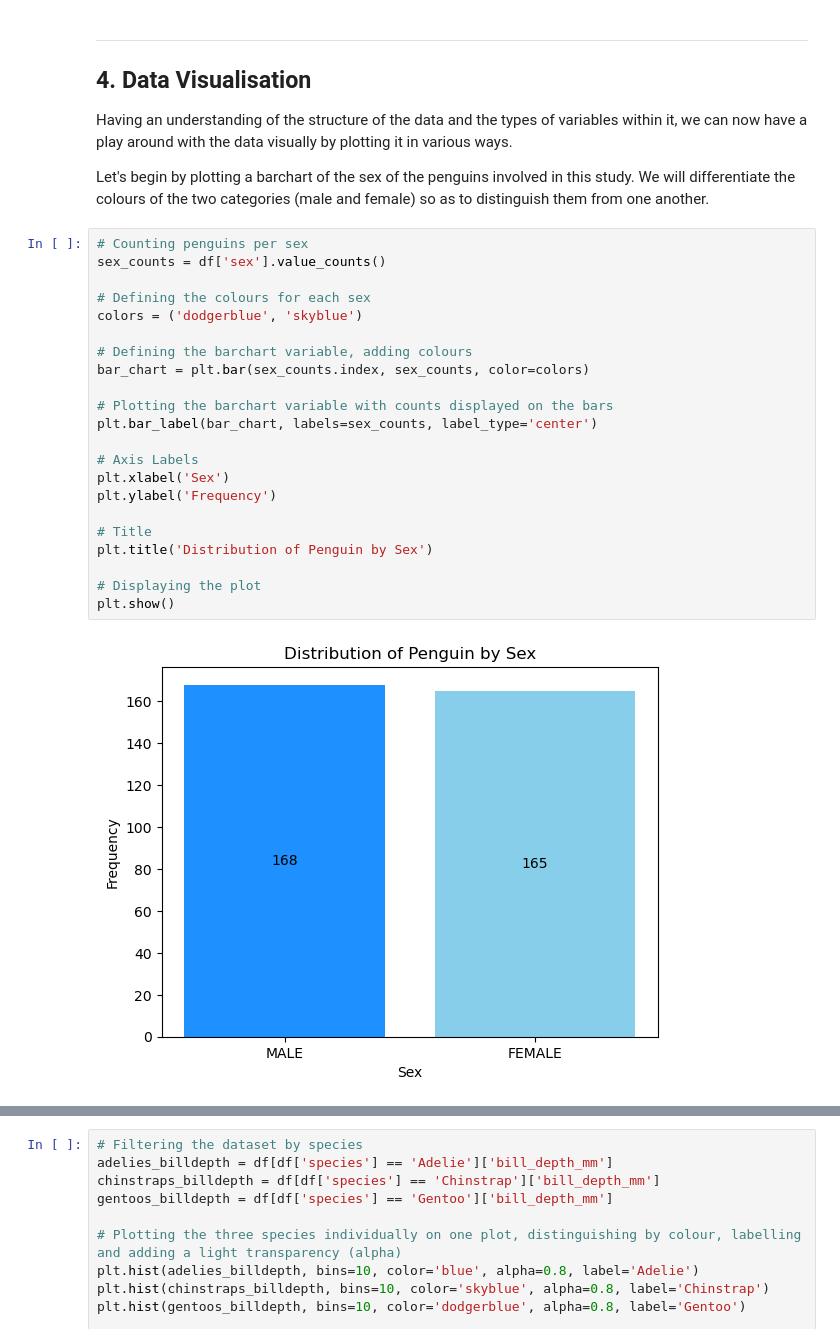
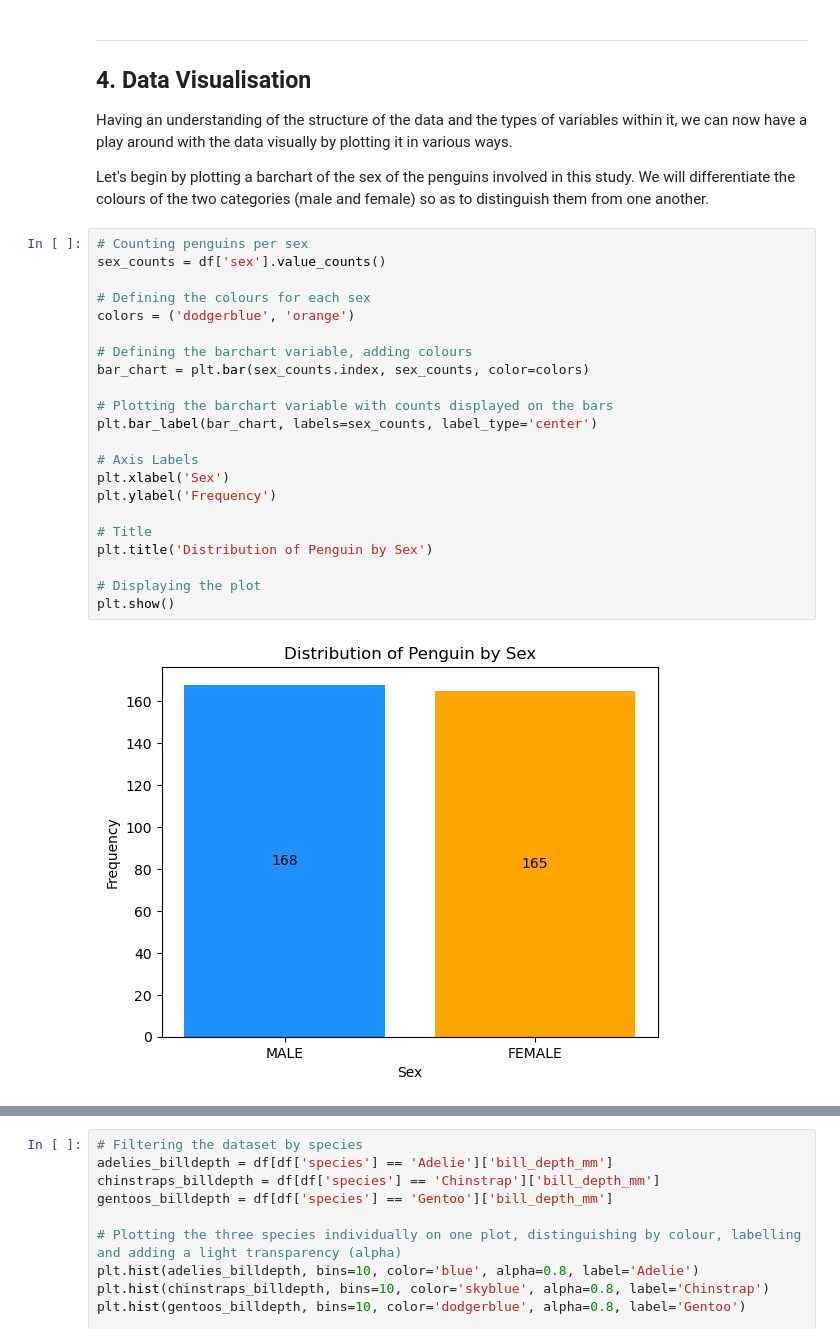
Before and after one commit to pcahillgit/principles-of-data-analytics, a Jupyter notebook: penguins.ipynb, the cells around one changed output, grey strips where cells are left out. Drawn from its saved outputs; the diff is of its cells as text.

Commit message:
using orange in plots with blue (high contrast), adding to analysis of each plot (commenting on significance)

```diff
--- a/penguins.ipynb
+++ b/penguins.ipynb
@@ -138,25 +138,25 @@ Let's begin by plotting a barchart of the sex of the penguins involved in this s
 # %%
 # Counting penguins per sex
 sex_counts = df['sex'].value_counts()
 
 # Defining the colours for each sex
-colors = ('dodgerblue', 'skyblue')
+colors = ('dodgerblue', 'orange')
 
 # Defining the barchart variable, adding colours
 bar_chart = plt.bar(sex_counts.index, sex_counts, color=colors)
 
 # Plotting the barchart variable with counts displayed on the bars
 plt.bar_label(bar_chart, labels=sex_counts, label_type='center')
 
 # Axis Labels
 plt.xlabel('Sex')
 plt.ylabel('Frequency')
 
 # Title
 plt.title('Distribution of Penguin by Sex')
 
 # Displaying the plot
 plt.show()
 # %% [output]
-[figure, old version]
+[figure, new version]
 # %% [markdown]
```
Also changed, not shown: parts of 11 cells of this notebook.
